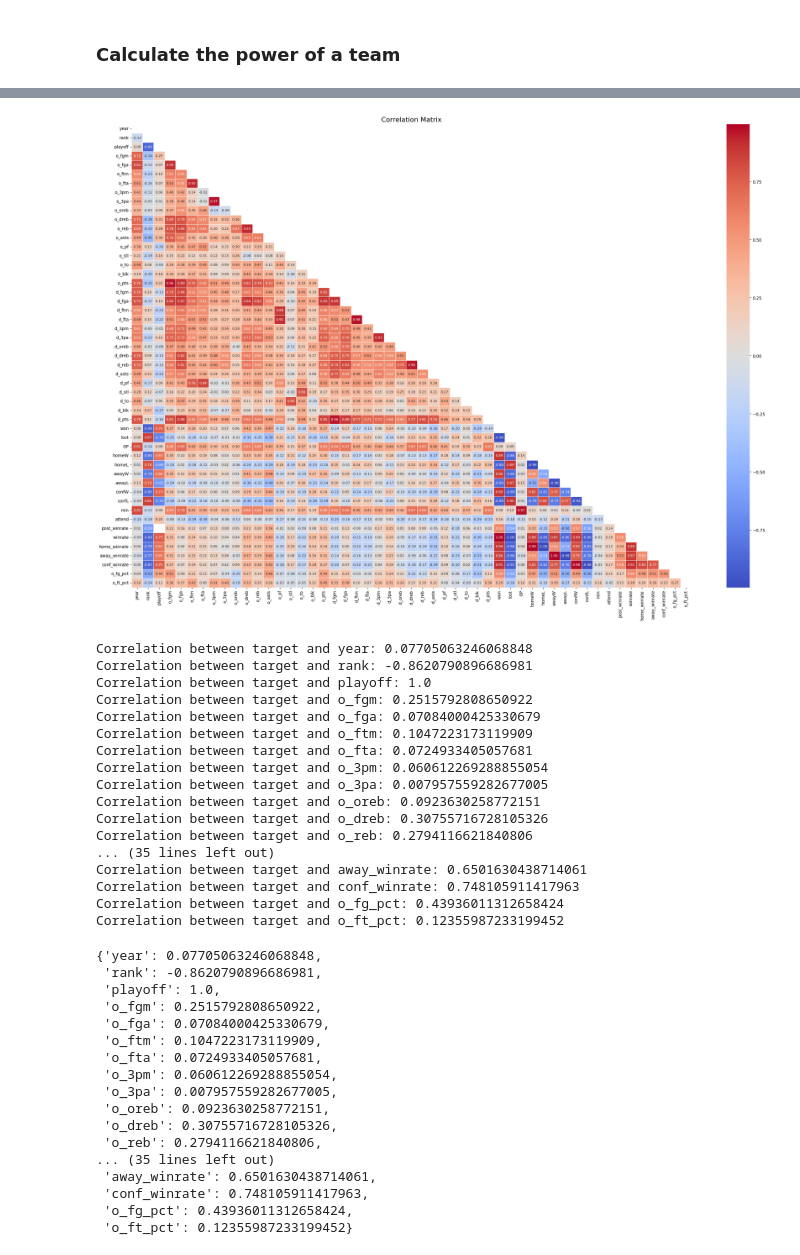
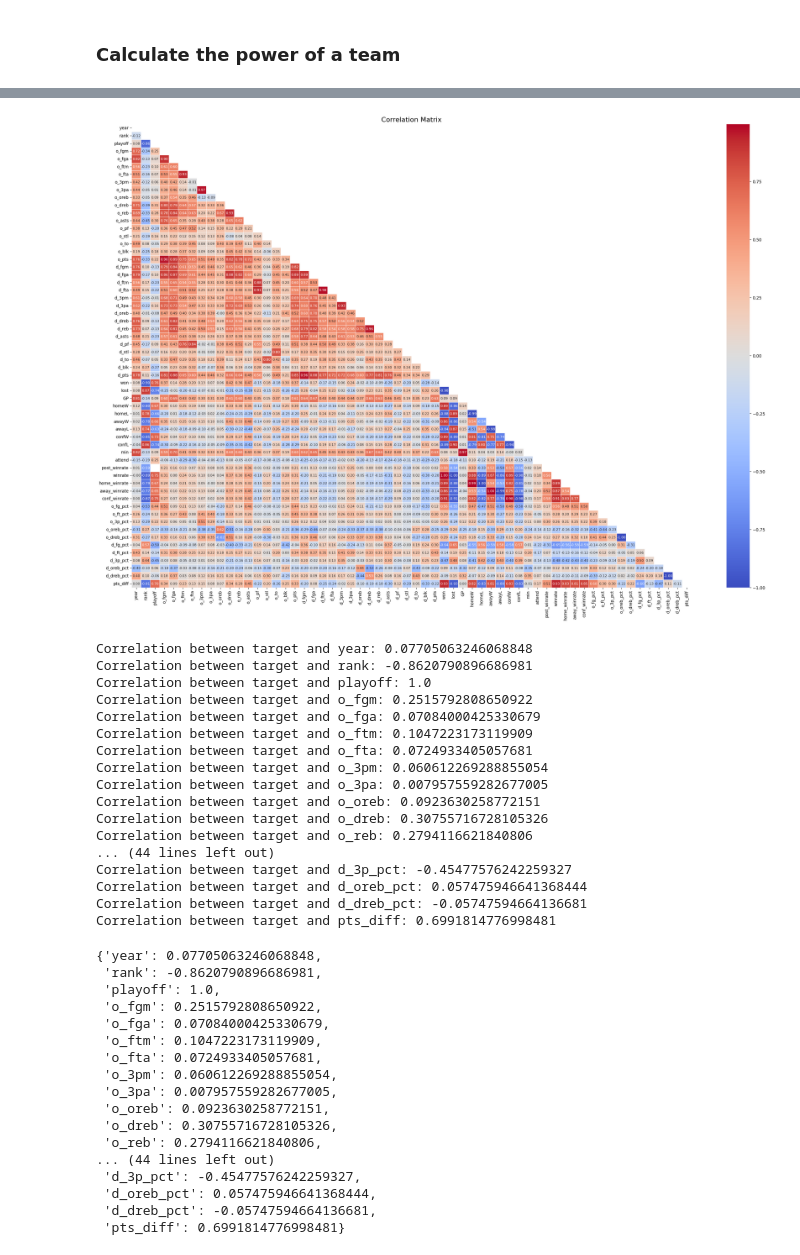
Before and after one commit to JoaoPadrao/AC-Project, a Jupyter notebook: main.ipynb, the cells around one changed output, grey strips where cells are left out. Saved outputs shown, nothing was run; the diff lists cells and outputs as text; code cells hidden in the pictures.

```diff
--- a/main.ipynb
+++ b/main.ipynb
@@ -121,38 +131,17 @@ dtype: object
 # %%
 # Calculate the power of a team by year
 """
-Offensive Statistics (prefixed with 'o_'):
-14. o_fgm: Field goals made
-15. o_fga: Field goals attempted
-16. o_ftm: Free throws made
-17. o_fta: Free throws attempted
-18. o_3pm: Three-pointers made
-19. o_3pa: Three-pointers attempted
-20. o_oreb: Offensive rebounds
-21. o_dreb: Defensive rebounds
-22. o_reb: Total rebounds
 23. o_asts: Assists
 24. o_pf: Personal fouls
 25. o_stl: Steals
 26. o_to: Turnovers
 27. o_blk: Blocks
-28. o_pts: Points scored
 Defensive Statistics (prefixed with 'd_'):
-29. d_fgm: Field goals made by opponents
-30. d_fga: Field goals attempted by opponents
-31. d_ftm: Free throws made by opponents
-32. d_fta: Free throws attempted by opponents
-33. d_3pm: Three-pointers made by opponents
-34. d_3pa: Three-pointers attempted by opponents
-35. d_oreb: Offensive rebounds by opponents
-36. d_dreb: Defensive rebounds by opponents
-37. d_reb: Total rebounds by opponents
 38. d_asts: Assists by opponents
 39. d_pf: Personal fouls by opponents
 40. d_stl: Steals by opponents
 41. d_to: Turnovers by opponents
 42. d_blk: Blocks by opponents
-43. d_pts: Points scored by opponents
 
 """
 
@@ -178,16 +167,37 @@ def calculate_power(teams):
     teams['o_ft_pct'] = teams['o_ftm'] / teams['o_fta']
 
     # Three-point percentage
-    o_3p_pct = teams['o_3pm'] / teams['o_3pa']
+    teams['o_3p_pct'] = teams['o_3pm'] / teams['o_3pa']
 
     # Offensive rebound percentage
-    o_oreb_pct = teams['o_oreb'] / teams['o_reb']
+    teams['o_oreb_pct'] = teams['o_oreb'] / teams['o_reb']
 
     # Defensive rebound percentage
-    o_dreb_pct = teams['o_dreb'] / teams['o_reb']
+    teams['o_dreb_pct'] = teams['o_dreb'] / teams['o_reb']
 
-    # Assist to turnover ratio
-    o_ast_to = teams['o_asts'] / teams['o_to']
+
+    # Defensive Statistics
+
+    # Field goal percentage allowed
+    teams['d_fg_pct'] = teams['d_fgm'] / teams['d_fga']
+
+    # Free throw percentage allowed
+    teams['d_ft_pct'] = teams['d_ftm'] / teams['d_fta']
+
+    # Three-point percentage allowed
+    teams['d_3p_pct'] = teams['d_3pm'] / teams['d_3pa']
+
+    # Offensive rebound percentage allowed
+    teams['d_oreb_pct'] = teams['d_oreb'] / teams['d_reb']
+
+    # Defensive rebound percentage allowed
+    teams['d_dreb_pct'] = teams['d_dreb'] / teams['d_reb']
+
+
+    # Points difference
+    teams['pts_diff'] = teams['o_pts'] - teams['d_pts']
+
+
 
     return teams
 
@@ -201,34 +211,34 @@ def correlation_matrix(dataframe):
     #convert playoff to numeric Y = 1, N = 0
     dataframe['playoff'] = dataframe['playoff'].apply(lambda x: 1 if x == 'Y' else 0)
 
     #remove non-numeric columns
     dataframe = dataframe.select_dtypes(include=['float64', 'int64'])
 
     corr_matrix = dataframe.corr()
 
 
     target_correlation = corr_matrix['playoff']
 
     plt.figure(figsize=(30, 20))
 
     mask = np.triu(np.ones_like(corr_matrix, dtype=bool))
 
     sns.heatmap(corr_matrix, mask=mask, annot=True, annot_kws={"size": 8}, cmap='coolwarm', linewidths=0.5, fmt=".2f")
 
     plt.title('Correlation Matrix', fontsize=16)
     plt.show()
 
     dict = {}
 
     for feature, correlation in target_correlation.items():
         print(f"Correlation between target and {feature}: {correlation}")
         dict[feature] = correlation
 
     return dict
 
 correlation_matrix(teams)
 # %% [output]
-[figure, old version]
+[figure, new version]
 Correlation between target and year: 0.07705063246068848
 Correlation between target and rank: -0.8620790896686981
 Correlation between target and playoff: 1.0
@@ -241,11 +251,11 @@ Correlation between target and o_3pa: 0.007957559282677005
 Correlation between target and o_oreb: 0.0923630258772151
 Correlation between target and o_dreb: 0.30755716728105326
 Correlation between target and o_reb: 0.2794116621840806
-... (35 lines left out)
-Correlation between target and away_winrate: 0.6501630438714061
-Correlation between target and conf_winrate: 0.748105911417963
-Correlation between target and o_fg_pct: 0.43936011312658424
-Correlation between target and o_ft_pct: 0.12355987233199452
+... (44 lines left out)
+Correlation between target and d_3p_pct: -0.45477576242259327
+Correlation between target and d_oreb_pct: 0.057475946641368444
+Correlation between target and d_dreb_pct: -0.05747594664136681
+Correlation between target and pts_diff: 0.6991814776998481
 {'year': 0.07705063246068848,
  'rank': -0.8620790896686981,
  'playoff': 1.0,
@@ -258,8 +268,8 @@ Correlation between target and o_ft_pct: 0.12355987233199452
  'o_oreb': 0.0923630258772151,
  'o_dreb': 0.30755716728105326,
  'o_reb': 0.2794116621840806,
-... (35 lines left out)
- 'away_winrate': 0.6501630438714061,
- 'conf_winrate': 0.748105911417963,
- 'o_fg_pct': 0.43936011312658424,
- 'o_ft_pct': 0.12355987233199452}
+... (44 lines left out)
+ 'd_3p_pct': -0.45477576242259327,
+ 'd_oreb_pct': 0.057475946641368444,
+ 'd_dreb_pct': -0.05747594664136681,
+ 'pts_diff': 0.6991814776998481}
```
Also changed, not shown: parts of 2 cells of this notebook, 2 other files.
